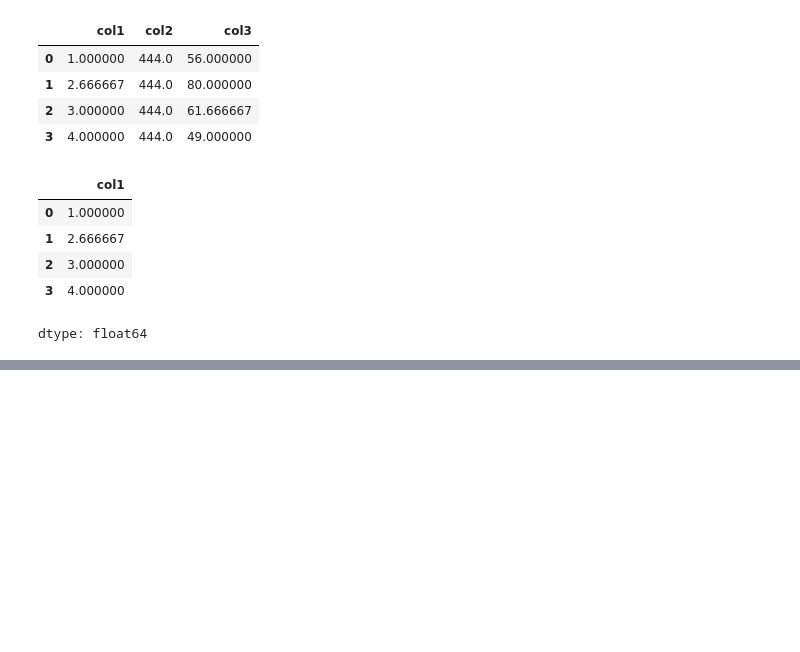
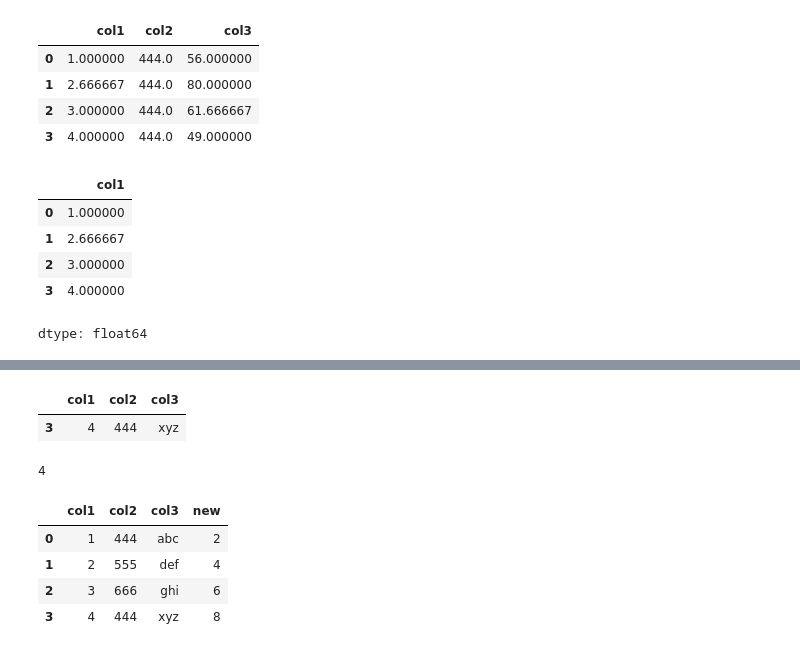
Before and after one commit to Ayush-hm/AI-Toolbox, a Jupyter notebook: Time_Series_Forecasting_using_Python.ipynb, the cells around one changed output, grey strips where cells are left out. Saved outputs shown, nothing was run; the diff lists cells and outputs as text; code cells hidden in the pictures; blank space fills up the shorter version.

```diff
--- a/Time_Series_Forecasting_using_Python.ipynb
+++ b/Time_Series_Forecasting_using_Python.ipynb
@@ -594,0 +633,6 @@ df
+# %%
+newdf=df[(df['col1']>2) & (df['col2']==444)]
+newdf
+# %% [output]
+|  | col1 | col2 | col3 |
+| 3 | 4 | 444 | xyz |
@@ -594,0 +642,4 @@ df
+# %%
+times_two(2)
+# %% [output]
+4
@@ -594,0 +648,8 @@ df
+# %%
+df
+# %% [output]
+|  | col1 | col2 | col3 | new |
+| 0 | 1 | 444 | abc | 2 |
+| 1 | 2 | 555 | def | 4 |
+| 2 | 3 | 666 | ghi | 6 |
+| 3 | 4 | 444 | xyz | 8 |
```
Also changed, not shown: parts of 15 cells of this notebook.
